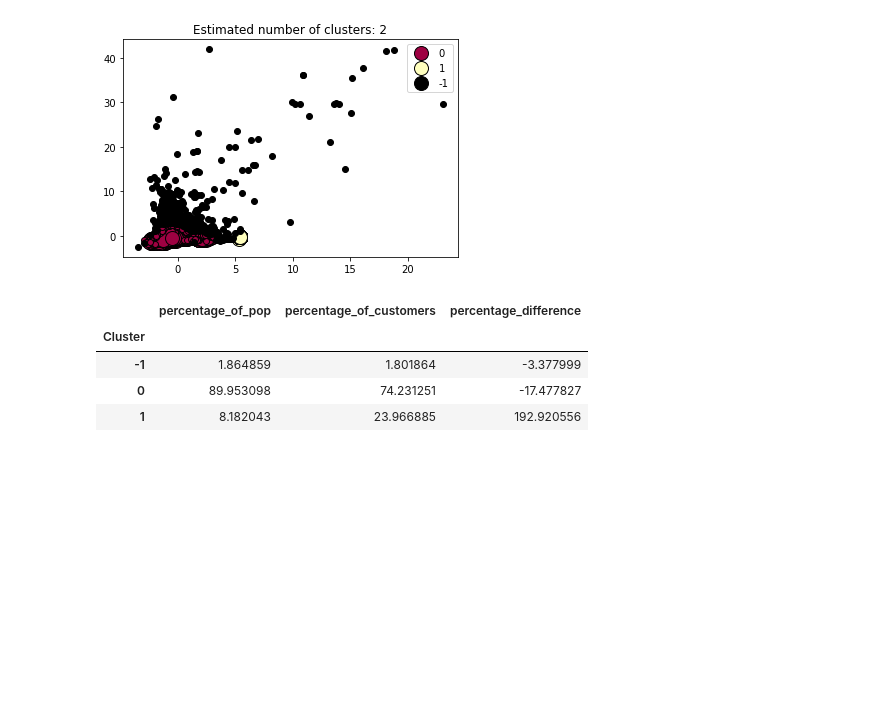
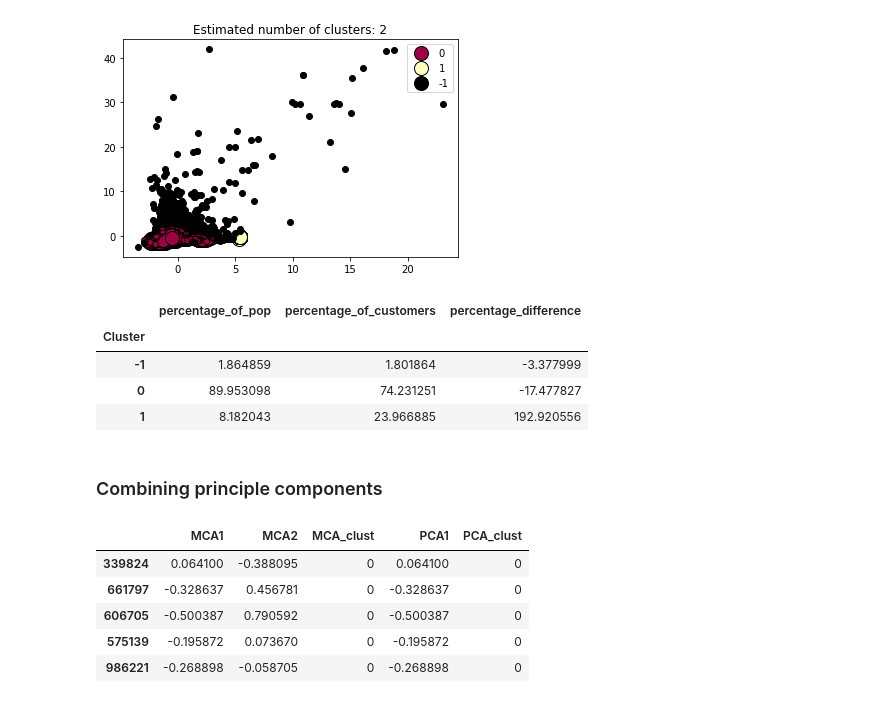
Before and after one commit to WareClatts/Capstone_Project, a Jupyter notebook: Arvato cleaned.ipynb, the cells around one changed output. Drawn from its saved outputs; the diff is of its cells as text; code cells hidden in the pictures; blank space fills up the shorter version.

```diff
--- a/Arvato cleaned.ipynb
+++ b/Arvato cleaned.ipynb
@@ -823,11 +831,11 @@ Estimated number of clusters: 4
 Estimated number of noise points: 498
 [figure]
 # %%
-pop_clustered = gen_pop_mca_results.copy(deep=True)
-pop_clustered.loc[:,'Cluster'] = mca_clusters.labels_ # append labels to points
-total = pop_clustered.shape[0]
+pop_clustered_mca = gen_pop_mca_results.copy(deep=True)
+pop_clustered_mca.loc[:,'Cluster'] = mca_clusters.labels_ # append labels to points
+total = pop_clustered_mca.shape[0]
 
-DBSCAN_clust_sizes = pop_clustered.groupby('Cluster').size().to_frame()
+DBSCAN_clust_sizes = pop_clustered_mca.groupby('Cluster').size().to_frame()
 DBSCAN_clust_sizes.columns = ["general_population_DBSCAN_size"]
 DBSCAN_clust_sizes['percentage_of_pop'] = 100*(DBSCAN_clust_sizes["general_population_DBSCAN_size"]/total)
 DBSCAN_clust_sizes
@@ -875,11 +883,11 @@ Estimated number of clusters: 2
 Estimated number of noise points: 831
 [figure]
 # %%
-pop_clustered = gen_pop_pca_results.copy(deep=True)
-pop_clustered.loc[:,'Cluster'] = pca_clusters.labels_ # append labels to points
-total = pop_clustered.shape[0]
+pop_clustered_pca = gen_pop_pca_results.copy(deep=True)
+pop_clustered_pca['Cluster'] = pca_clusters.labels_ # append labels to points
+total = pop_clustered_pca.shape[0]
 
-DBSCAN_clust_sizes = pop_clustered.groupby('Cluster').size().to_frame()
+DBSCAN_clust_sizes = pop_clustered_pca.groupby('Cluster').size().to_frame()
 DBSCAN_clust_sizes.columns = ["general_population_DBSCAN_size"]
 DBSCAN_clust_sizes['percentage_of_pop'] = 100*(DBSCAN_clust_sizes["general_population_DBSCAN_size"]/total)
 DBSCAN_clust_sizes
@@ -913,3 +921,20 @@ DBSCAN_clust_sizes[['percentage_of_pop', 'percentage_of_customers', 'percentage_
 | -1 | 1.864859 | 1.801864 | -3.377999 |
 | 0 | 89.953098 | 74.231251 | -17.477827 |
 | 1 | 8.182043 | 23.966885 | 192.920556 |
+# %% [markdown]
+### Combining principle components
+# %%
+components_df = pd.DataFrame(index=gen_pop_mca_results.index)
+components_df['MCA1'] = gen_pop_mca_results['PC1']
+components_df['MCA2'] = gen_pop_mca_results['PC2']
+components_df['MCA_clust'] = pop_clustered_mca.loc[:,'Cluster']
+components_df['PCA1'] = gen_pop_mca_results['PC1']
+components_df['PCA_clust'] = pop_clustered_pca.loc[:,'Cluster']
+components_df.head()
+# %% [output]
+|  | MCA1 | MCA2 | MCA_clust | PCA1 | PCA_clust |
+| 339824 | 0.064100 | -0.388095 | 0 | 0.064100 | 0 |
+| 661797 | -0.328637 | 0.456781 | 0 | -0.328637 | 0 |
+| 606705 | -0.500387 | 0.790592 | 0 | -0.500387 | 0 |
+| 575139 | -0.195872 | 0.073670 | 0 | -0.195872 | 0 |
+| 986221 | -0.268898 | -0.058705 | 0 | -0.268898 | 0 |
```
Also changed, not shown: parts of 36 cells of this notebook, 1 other file.
